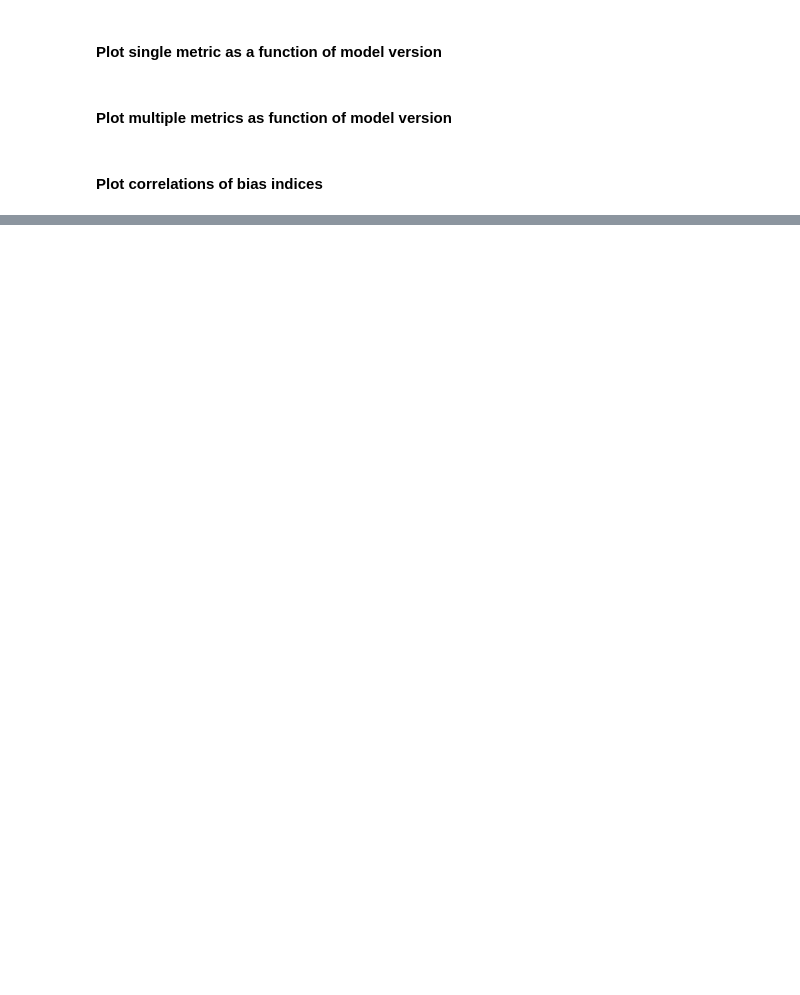
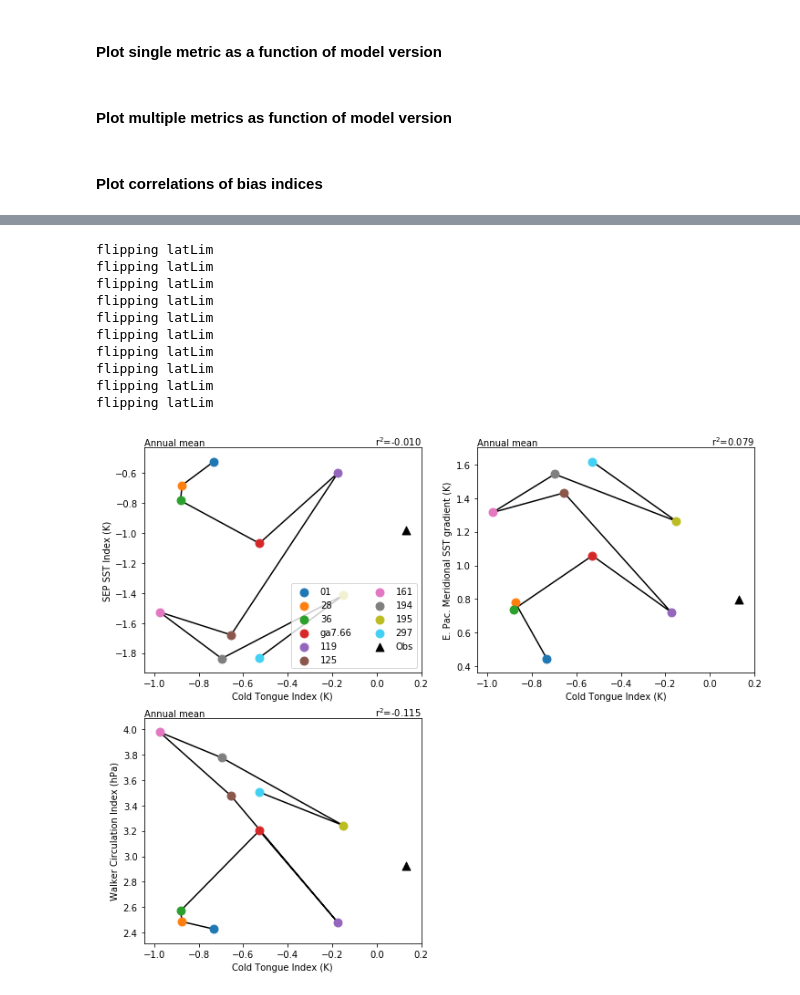
Before and after one commit to mdwoelfle/cesm1to2, a Jupyter notebook: simpleplotter.ipynb, the cells around one changed output, grey strips where cells are left out. Saved outputs shown, nothing was run; the diff lists cells and outputs as text; code cells hidden in the pictures; blank space fills up the shorter version.

```diff
--- a/simpleplotter.ipynb
+++ b/simpleplotter.ipynb
@@ -21,6 +21,7 @@ This section is where we set all of the flags and load options
 # %%
 # Set flags/options section
 diff_flag = False
+loadCeres_flag = True
 loadErai_flag = True  # True to load ERAI fields
 loadGpcp_flag = True
 loadHadIsst_flag = True
@@ -28,7 +29,7 @@ mp_flag = False  # True to use multiprocessing when regridding
 newRuns_flag = False
 obs_flag = False
 ocnOnly_flag = True  # Need to implement to confirm CTindex is right.
-regridVertical_flag = True
+regridVertical_flag = False
 regrid2file_flag = True
 regridOverwrite_flag = True
 reload_flag = False
@@ -147,8 +121,9 @@ Writing /glade/work/woelfle/cesm1to2/climos/b.e20.B1850.f09_g17.pi_control.all.1
 # Load dictionary of observational datasets
 obsDsDict = c1to2p.loadobsdatasets(
     obsList=None,
+    ceresEbaf_flag=loadCeres_flag,
+    erai_flag=loadErai_flag,
     gpcp_flag=(loadGpcp_flag or plotGpcpTest_flag),
-    erai_flag=loadErai_flag,
     hadIsst_flag=loadHadIsst_flag,
     hadIsstYrs=[1979, 2005],
     whichHad='all',
@@ -995,2 +657,65 @@ flipping latLim
+# %%
+indices = ['cti', 'sepsst', 'dsstdy_epac', 'Walker']
+
+for xIndex in indices[0:1]:
+
+    tSteps = np.arange(0, 12)
+    hf = plt.figure()
+    hf.set_size_inches(12, 10, forward=True)
+
+    k = 0
+    for yIndex in indices:
+        if xIndex == yIndex:
+            continue
+        k = k + 1
+        plt.subplot(2, 2, k)
+        c1to2p.plotbiasrelation(dataSets,
+                         xIndex,
+                         yIndex,
+                         ds_rg=dataSets_rg,  # For vertically regridded when needed
+                         legend_flag=(k==1),
+                         makeFigure_flag=False,
+                         obsDsDict={'cpacshear': obsDsDict['eraiClimo'],
+                                    'cti': obsDsDict['hadIsstClimo'],
+                                    'ditcz': obsDsDict['gpcpClimo'],
+                                    'dsstdy_epac': obsDsDict['hadIsstClimo'],
+                                    'sepsst': obsDsDict['hadIsstClimo'],
+                                    'walker': obsDsDict['eraiClimo'],
+                                   },
+                         obsVarDict={
+                             'cpacshear': 'U',
+                             'cti': 'SST',
+                             'ditcz': 'PRECT',
+                             'dpdy_epac': 'PS',
+                             'dslp': 'PSL',
+                             'dsstdy_epac': 'SST',
+                             'sepsst': 'SST',
+                             'walker': 'PS',
+                             },
+                         plotObs_flag=True,
+                         splitTSteps_flag=False,
+                         tSteps=tSteps,
+                         tStepString='FMAM',
+                         versionIds=None,
+                         xIndexType=None,
+                         yIndexType=None,
+                         xLim=None,
+                         yLim=None,
+                         xTSteps=None,
+                         yTSteps=None,
+                         )
+    plt.show()
+# %% [output]
+flipping latLim
+flipping latLim
+flipping latLim
+flipping latLim
+flipping latLim
+flipping latLim
+flipping latLim
+flipping latLim
+flipping latLim
+flipping latLim
+[figure, added]
 # %%
 plt.show()
```
Also changed, not shown: parts of 9 cells of this notebook, 3 other files.
